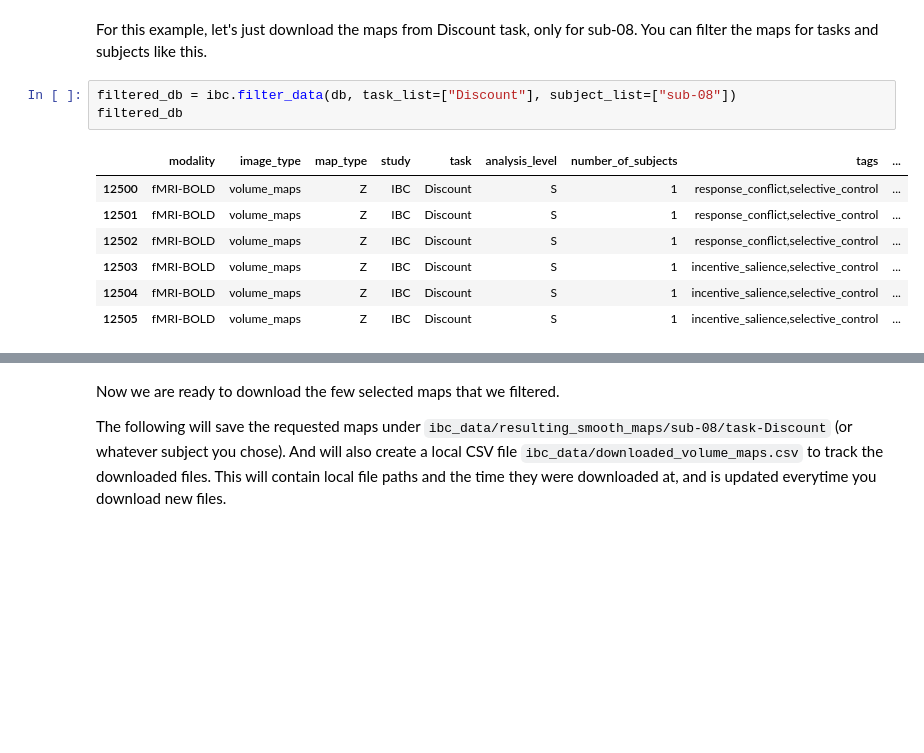
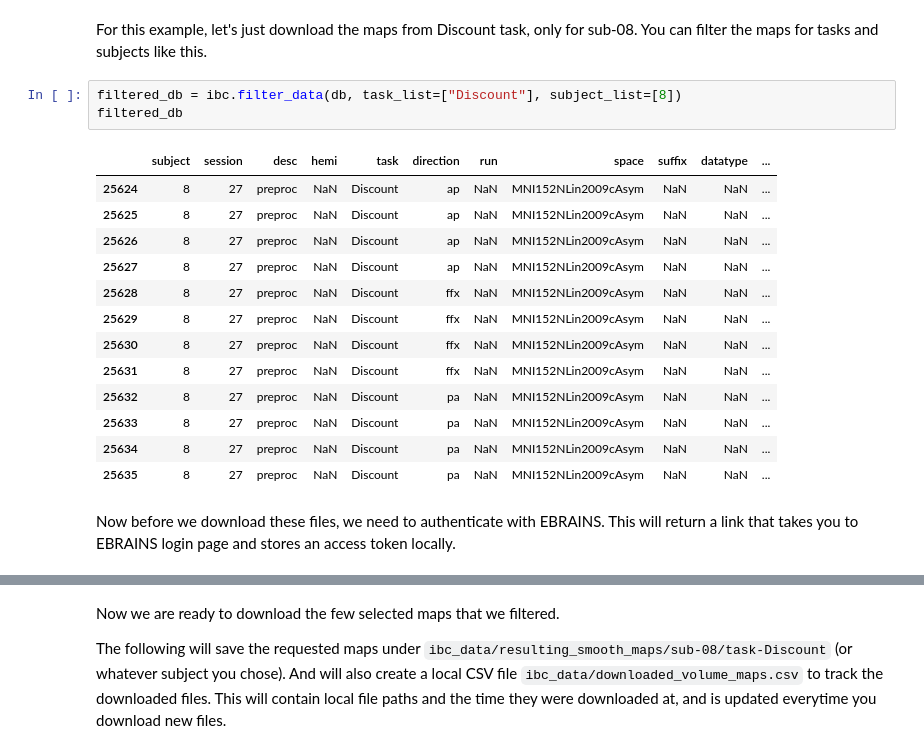
Before and after one commit to individual-brain-charting/api, a Jupyter notebook: examples/get_data.ipynb, the cells around one changed output, grey strips where cells are left out. Saved outputs shown, nothing was run; the diff lists cells and outputs as text; blank space fills up the shorter version.

```diff
--- a/examples/get_data.ipynb
+++ b/examples/get_data.ipynb
@@ -77,13 +66,21 @@ You can find the descriptions of all these tasks [here](https://individual-brain
 # %% [markdown]
 For this example, let's just download the maps from Discount task, only for sub-08. You can filter the maps for tasks and subjects like this.
 # %%
-filtered_db = ibc.filter_data(db, task_list=["Discount"], subject_list=["sub-08"])
+filtered_db = ibc.filter_data(db, task_list=["Discount"], subject_list=[8])
 filtered_db
 # %% [output]
-|  | modality | image_type | map_type | study | task | analysis_level | number_of_subjects | tags | ... |
-| 12500 | fMRI-BOLD | volume_maps | Z | IBC | Discount | S | 1 | response_conflict,selective_control | ... |
-| 12501 | fMRI-BOLD | volume_maps | Z | IBC | Discount | S | 1 | response_conflict,selective_control | ... |
-| 12502 | fMRI-BOLD | volume_maps | Z | IBC | Discount | S | 1 | response_conflict,selective_control | ... |
-| 12503 | fMRI-BOLD | volume_maps | Z | IBC | Discount | S | 1 | incentive_salience,selective_control | ... |
-| 12504 | fMRI-BOLD | volume_maps | Z | IBC | Discount | S | 1 | incentive_salience,selective_control | ... |
-| 12505 | fMRI-BOLD | volume_maps | Z | IBC | Discount | S | 1 | incentive_salience,selective_control | ... |
+|  | subject | session | desc | hemi | task | direction | run | space | suffix | datatype | ... |
+| 25624 | 8 | 27 | preproc | NaN | Discount | ap | NaN | MNI152NLin2009cAsym | NaN | NaN | ... |
+| 25625 | 8 | 27 | preproc | NaN | Discount | ap | NaN | MNI152NLin2009cAsym | NaN | NaN | ... |
+| 25626 | 8 | 27 | preproc | NaN | Discount | ap | NaN | MNI152NLin2009cAsym | NaN | NaN | ... |
+| 25627 | 8 | 27 | preproc | NaN | Discount | ap | NaN | MNI152NLin2009cAsym | NaN | NaN | ... |
+| 25628 | 8 | 27 | preproc | NaN | Discount | ffx | NaN | MNI152NLin2009cAsym | NaN | NaN | ... |
+| 25629 | 8 | 27 | preproc | NaN | Discount | ffx | NaN | MNI152NLin2009cAsym | NaN | NaN | ... |
+| 25630 | 8 | 27 | preproc | NaN | Discount | ffx | NaN | MNI152NLin2009cAsym | NaN | NaN | ... |
+| 25631 | 8 | 27 | preproc | NaN | Discount | ffx | NaN | MNI152NLin2009cAsym | NaN | NaN | ... |
+| 25632 | 8 | 27 | preproc | NaN | Discount | pa | NaN | MNI152NLin2009cAsym | NaN | NaN | ... |
+| 25633 | 8 | 27 | preproc | NaN | Discount | pa | NaN | MNI152NLin2009cAsym | NaN | NaN | ... |
+| 25634 | 8 | 27 | preproc | NaN | Discount | pa | NaN | MNI152NLin2009cAsym | NaN | NaN | ... |
+| 25635 | 8 | 27 | preproc | NaN | Discount | pa | NaN | MNI152NLin2009cAsym | NaN | NaN | ... |
+# %% [markdown]
+Now before we download these files, we need to authenticate with EBRAINS. This will return a link that takes you to EBRAINS login page and stores an access token locally.
```
Also changed, not shown: parts of 11 cells of this notebook.
